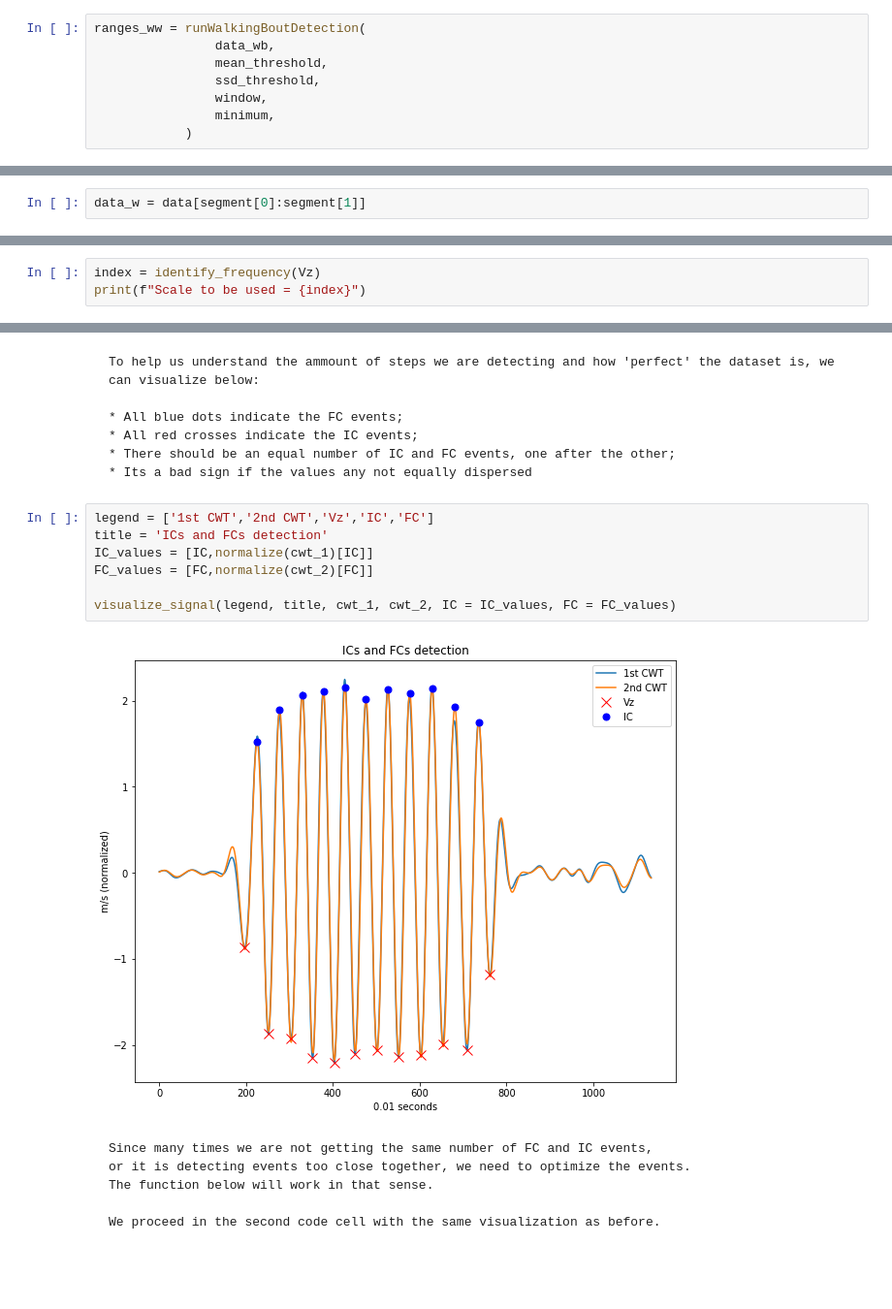
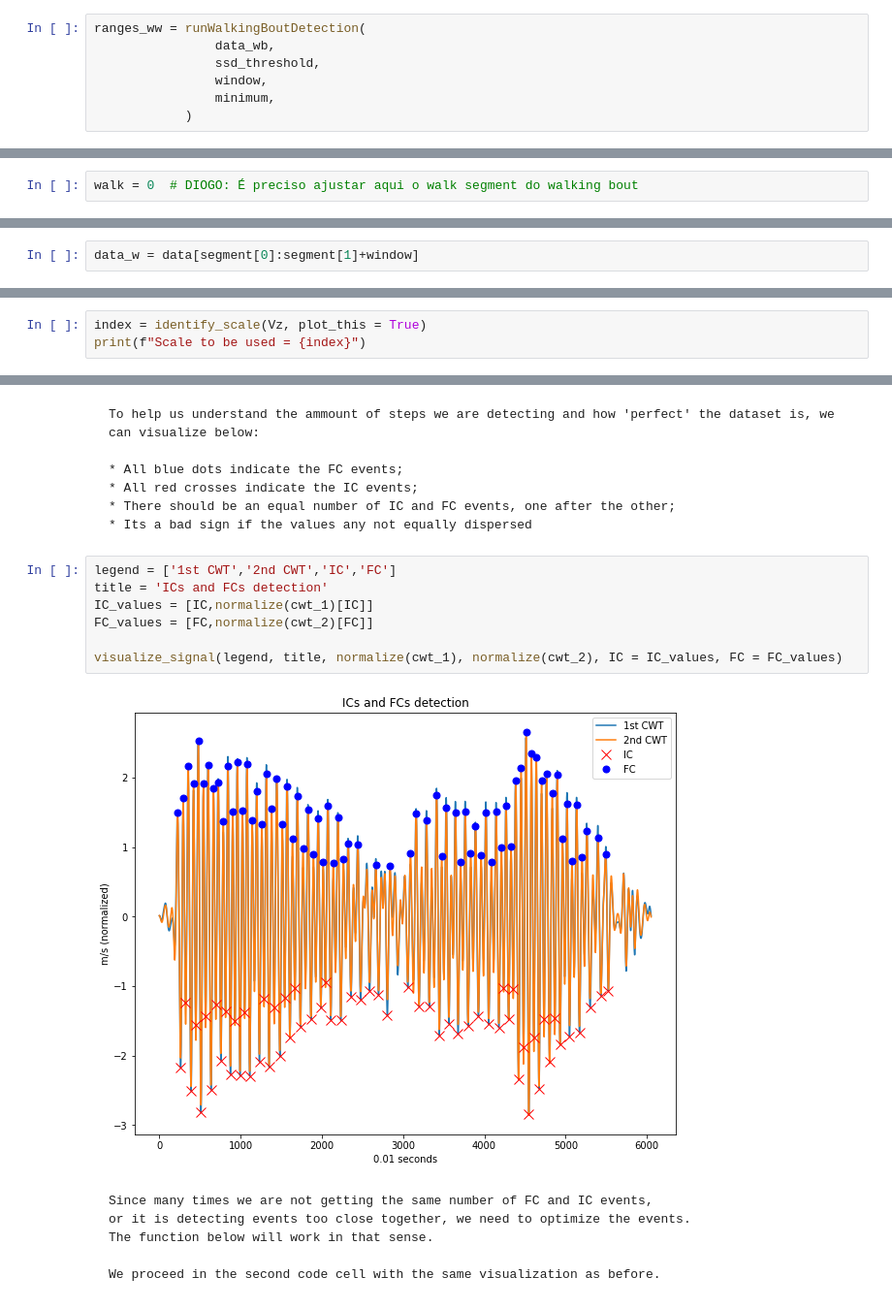
Before and after one commit to branku7/Gait-Metrics-Extraction, a Jupyter notebook: lasige-walk-metrics-extraction.ipynb, the cells around one changed output, grey strips where cells are left out. Shown at 97% size. Drawn from its saved outputs; the diff is of its cells as text; blank space fills up the shorter version.

```diff
--- a/lasige-walk-metrics-extraction.ipynb
+++ b/lasige-walk-metrics-extraction.ipynb
@@ -46,7 +56,6 @@ minimum = 1000 # 10 segundos
 # %%
 ranges_ww = runWalkingBoutDetection(
                 data_wb,
-                mean_threshold,
                 ssd_threshold,
                 window,
                 minimum,
@@ -99,7 +109,9 @@ walk = 1
+# %%
+walk = 0  # DIOGO: É preciso ajustar aqui o walk segment do walking bout
 # %%
 segment = ranges_ww[walk]
 # %%
-data_w = data[segment[0]:segment[1]]
+data_w = data[segment[0]:segment[1]+window]
 # %% [markdown]
     Since the accelerometer was tilted in the trunk of a person. The values need to be corrected. This can be achieved through calculus contained in the H_V_orth_sys function.
 # %%
@@ -145,6 +157,6 @@ plt.plot(range(len(Vz)), Vz)
 # %% [markdown]
     To help with the IC and FC detection we will detect the best frequency detected in the z-axis velocity
 # %%
-index = identify_frequency(Vz)
+index = identify_scale(Vz, plot_this = True)
 print(f"Scale to be used = {index}")
 # %% [output]
@@ -167,14 +181,14 @@ cwt_1, cwt_2, IC, FC = IC_FC_detection(Vz, scale, thres)
     * There should be an equal number of IC and FC events, one after the other;
     * Its a bad sign if the values any not equally dispersed
 # %%
-legend = ['1st CWT','2nd CWT','Vz','IC','FC']
+legend = ['1st CWT','2nd CWT','IC','FC']
 title = 'ICs and FCs detection'
 IC_values = [IC,normalize(cwt_1)[IC]]
 FC_values = [FC,normalize(cwt_2)[FC]]
 
-visualize_signal(legend, title, cwt_1, cwt_2, IC = IC_values, FC = FC_values)
+visualize_signal(legend, title, normalize(cwt_1), normalize(cwt_2), IC = IC_values, FC = FC_values)
 # %% [output]
-[figure, old version]
+[figure, new version]
 # %% [markdown]
     Since many times we are not getting the same number of FC and IC events,
     or it is detecting events too close together, we need to optimize the events.
```
Also changed, not shown: parts of 19 cells of this notebook, 2 other files.
